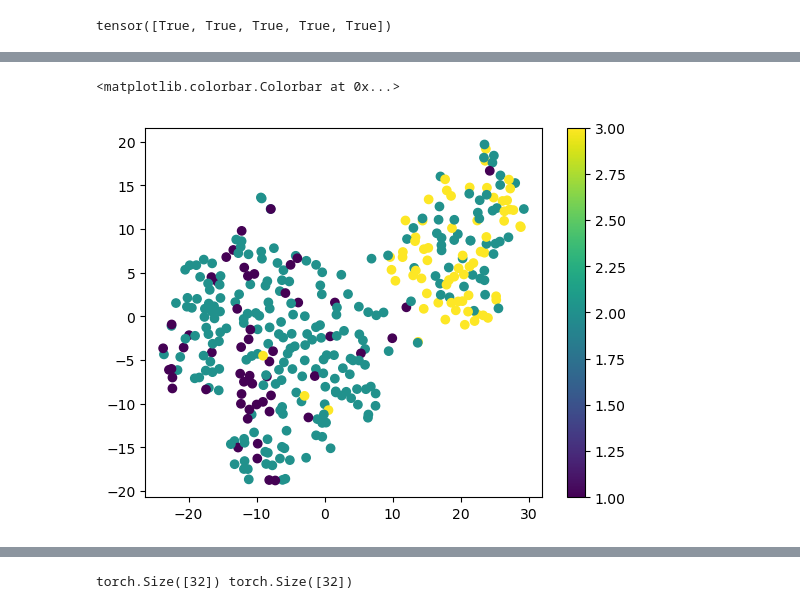
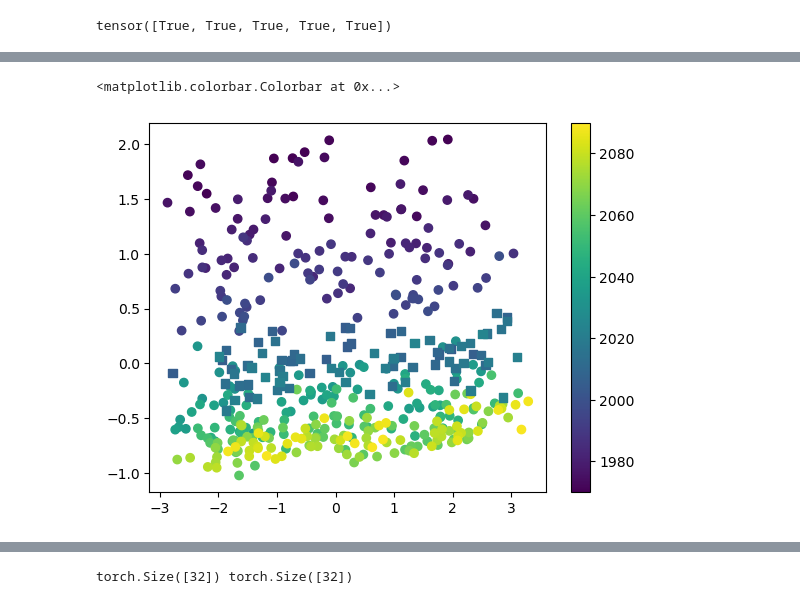
Before and after one commit to ywoelker/rapid-geostrophic-reconstruction, a Jupyter notebook: rapid_umo_reconstruction/20_d_reconstructing_performance_experiment.ipynb, the cells around one changed output, grey strips where cells are left out. Cells and saved outputs as stored; diff of their text form; code cells hidden in the pictures.

Commit message:
paper ready notebooks before nesh downtime

```diff
--- a/rapid_umo_reconstruction/20_d_reconstructing_performance_experiment.ipynb
+++ b/rapid_umo_reconstruction/20_d_reconstructing_performance_experiment.ipynb
@@ -31,9 +31,9 @@ missing_values_in_target = False
 using_missing_indices = False
 using_transport_from_previous_year = False
 use_deep_dvdz = False
-deep_argo = False
+deep_argo = True
 
-geostrophic_prediction = True
+geostrophic_prediction = False
 
 
 train_batch_sizes = {
@@ -72,7 +72,7 @@ n_embedding = 8
 distance_assignment_module  = 'distance'
 
 experiment_path = Path(f'../rapid-geostrophic-reconstruction/figs/experiment_{datetime.now().strftime("%Y%m%d_%H%M%S")}')
-dataset_path = Path(f'../rapid-geostrophic-reconstruction/datasets/smoothing_{smoothing_days}_days/argo_after_2012/base_sample/')
+dataset_path = Path(f'../rapid-geostrophic-reconstruction/datasets/smoothing_{smoothing_days}_days/argo_after_2012/paperdraft/')
 
 total_moc_path = Path('../rapid-geostrophic-reconstruction/datasets/moc_total/')
 antilles_current_path = Path('../rapid-geostrophic-reconstruction/datasets/antilles_current/')
@@ -311,10 +348,13 @@ tensor([True, True, True, True, True])
 # %%
-
+from sklearn.decomposition import PCA
+from sklearn.manifold import TSNE
 argo_means = []
 
 moc_strength = []
+masks = []
+train_dl = DataLoader(train_dataset, batch_size=train_batch_size, shuffle=False, collate_fn=merge_profiles_max_profiles, num_workers=8)
 
-for data in dl:
+for data in train_dl:
     X, mask_padded, y, y_prev, lon, lat, dvdz, days, missing_indices, fs, ac, ws, total_moc = data
     print(X.shape)
 
@@ -326,31 +366,82 @@ for data in dl:
 
     argo_means.append(argo_mean[mask])
     moc_strength.append(total_moc[mask])
+    masks.append(mask)
 
 argo_means = torch.cat(argo_means, dim=0)
 moc_strength = torch.cat(moc_strength, dim=0)
+mask = torch.cat(masks, dim=0)
 
 
 pca = PCA(n_components=2)
-tsne = TSNE(n_components=2)
 
 pca.fit(argo_means.detach().numpy())
 reduced_values = pca.transform(argo_means.detach().numpy())
 
 print(pca.explained_variance_ratio_)
 
-reduced_values = tsne.fit_transform(argo_means.detach().numpy())
 
 colors = moc_strength.detach().numpy()
 
-weak_moc_mask = moc_strength < -1
-normal_moc_mask = (moc_strength >= -1) & (moc_strength <= 1)
-strong_moc_mask = moc_strength > 1
+# weak_moc_mask = moc_strength < -1
+# normal_moc_mask = (moc_strength >= -1) & (moc_strength <= 1)
+# strong_moc_mask = moc_strength > 1
 
-colors = weak_moc_mask * 1 + normal_moc_mask * 2 + strong_moc_mask * 3
+# colors = weak_moc_mask * 1 + normal_moc_mask * 2 + strong_moc_mask * 3
 
 import cmocean
-plt.scatter(reduced_values[:,0], reduced_values[:,1], c = colors)
+# c = ds_argo_merged.isel(time = test_dataset.global_indices).time.dt.year[mask]
+plt.scatter(reduced_values[:,0], reduced_values[:,1], c =ds_argo_merged.isel(time = train_dataset.global_indices).time.dt.year[mask], alpha = 1,
+            # vmin = -3, vmax = 3)
+            vmin= 1970, vmax = 2090)
+argo_means_train = argo_means
+argo_means = []
+
+moc_strength = []
+masks = []
+
+for data in test_dl:
+    X, mask_padded, y, y_prev, lon, lat, dvdz, days, missing_indices, fs, ac, ws, total_moc = data
+    print(X.shape)
+
+    argo_mean = torch.sum(X, dim=1) / torch.sum(mask_padded, dim=1, keepdim=True)
+
+    argo_std = torch.sqrt(((X - argo_mean.unsqueeze(1)) ** 2).sum(dim = 1) / (torch.sum(mask_padded, dim=1, keepdim=True) - 1))
+
+    mask = (argo_std < 5).all(1)
+
+    argo_means.append(argo_mean[mask])
+    moc_strength.append(total_moc[mask])
+    masks.append(mask)
+
+argo_means = torch.cat(argo_means, dim=0)
+argo_means_test = argo_means
+moc_strength = torch.cat(moc_strength, dim=0)
+mask = torch.cat(masks, dim=0)
+
+
+# pca = PCA(n_components=2)
+
+# pca.fit(argo_means.detach().numpy())
+reduced_values = pca.transform(argo_means.detach().numpy())
+
+print(pca.explained_variance_ratio_)
+
+
+colors = moc_strength.detach().numpy()
+
+# weak_moc_mask = moc_strength < -1
+# normal_moc_mask = (moc_strength >= -1) & (moc_strength <= 1)
+# strong_moc_mask = moc_strength > 1
+
+# colors = weak_moc_mask * 1 + normal_moc_mask * 2 + strong_moc_mask * 3
+
+import cmocean
+plt.scatter(reduced_values[:,0], reduced_values[:,1], c =ds_argo_merged.isel(time = test_dataset.global_indices).time.dt.year[mask], marker = 's',
+            # vmin = -3, vmax = 3)
+            vmin= 1970, vmax = 2090 )
+
+
 
 plt.colorbar()
 # %% [output]
@@ -374,5 +465,5 @@ torch.Size([5, 396, 46])
 <matplotlib.colorbar.Colorbar at 0x...>
-[figure, old version]
+[figure, new version]
 # %%
 def get_means(dataloader):
     argo_means = []
```
Also changed, not shown: parts of 12 cells of this notebook, 30 other files.
